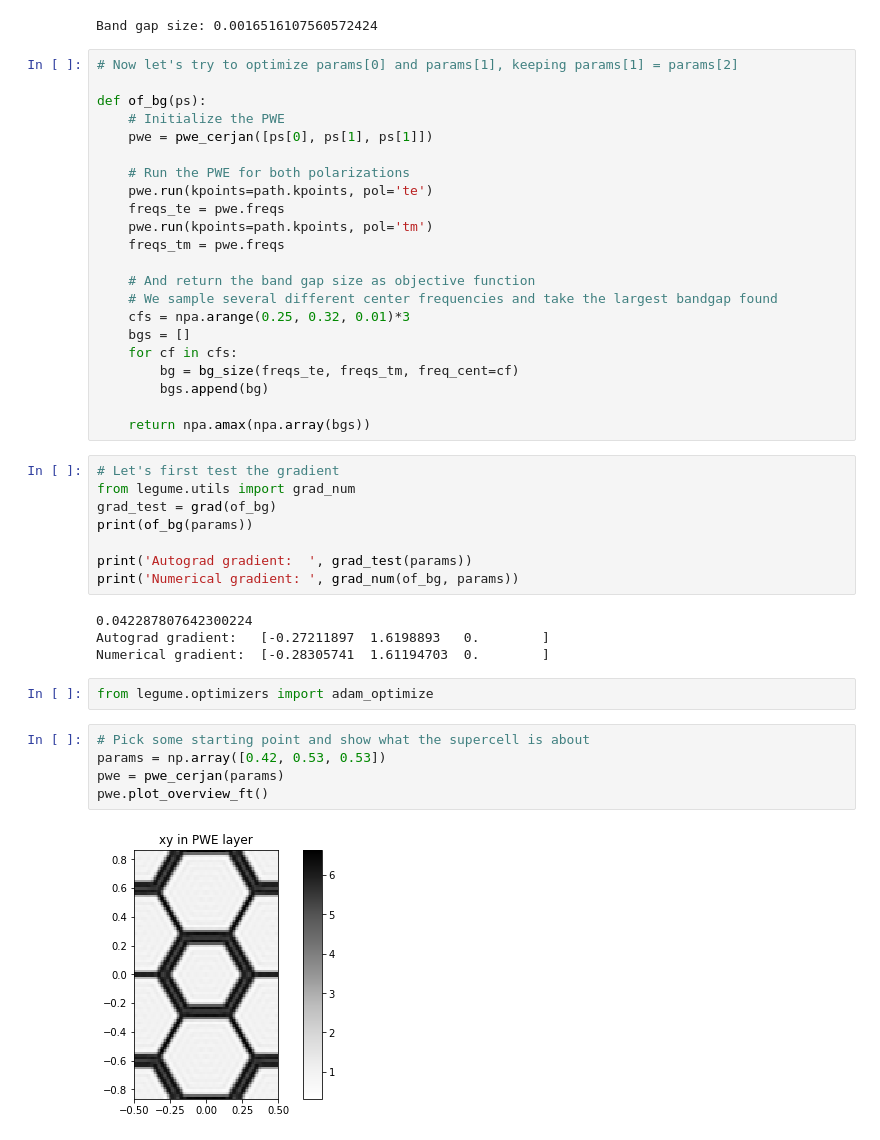
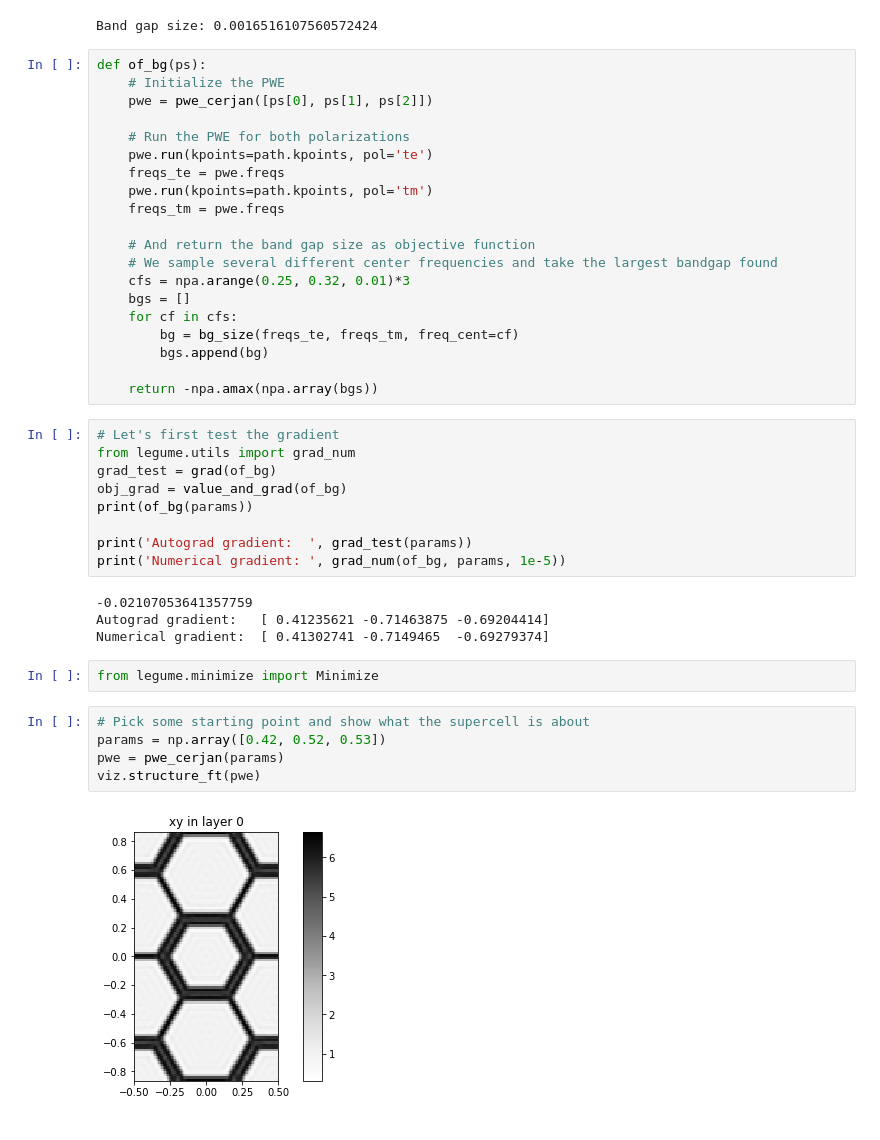
Before and after one commit to fancompute/legume, a Jupyter notebook: Notebooks/Aurograd_PWE_poly.ipynb, the cells around one changed output. Cells and saved outputs as stored; diff of their text form.

```diff
--- a/Notebooks/Aurograd_PWE_poly.ipynb
+++ b/Notebooks/Aurograd_PWE_poly.ipynb
@@ -140,11 +144,9 @@ print('Band gap size:', bg_size(freqs_te, freqs_tm))
 # %% [output]
 Band gap size: 0.0016516107560572424
 # %%
-# Now let's try to optimize params[0] and params[1], keeping params[1] = params[2]
-
 def of_bg(ps):
     # Initialize the PWE
-    pwe = pwe_cerjan([ps[0], ps[1], ps[1]])
+    pwe = pwe_cerjan([ps[0], ps[1], ps[2]])
 
     # Run the PWE for both polarizations
     pwe.run(kpoints=path.kpoints, pol='te')
@@ -160,25 +162,26 @@ def of_bg(ps):
         bg = bg_size(freqs_te, freqs_tm, freq_cent=cf)
         bgs.append(bg)
 
-    return npa.amax(npa.array(bgs))
+    return -npa.amax(npa.array(bgs))
 # %%
 # Let's first test the gradient
 from legume.utils import grad_num
 grad_test = grad(of_bg)
+obj_grad = value_and_grad(of_bg)
 print(of_bg(params))
 
 print('Autograd gradient:  ', grad_test(params))
-print('Numerical gradient: ', grad_num(of_bg, params))
+print('Numerical gradient: ', grad_num(of_bg, params, 1e-5))
 # %% [output]
-0.042287807642300224
-Autograd gradient:   [-0.27211897  1.6198893   0.        ]
-Numerical gradient:  [-0.28305741  1.61194703  0.        ]
+-0.02107053641357759
+Autograd gradient:   [ 0.41235621 -0.71463875 -0.69204414]
+Numerical gradient:  [ 0.41302741 -0.7149465  -0.69279374]
 # %%
-from legume.optimizers import adam_optimize
+from legume.minimize import Minimize
 # %%
 # Pick some starting point and show what the supercell is about
-params = np.array([0.42, 0.53, 0.53])
+params = np.array([0.42, 0.52, 0.53])
 pwe = pwe_cerjan(params)
-pwe.plot_overview_ft()
+viz.structure_ft(pwe)
 # %% [output]
-[figure, old version]
+[figure, new version]
```
Also changed, not shown: parts of 9 cells of this notebook, 8 other files.
